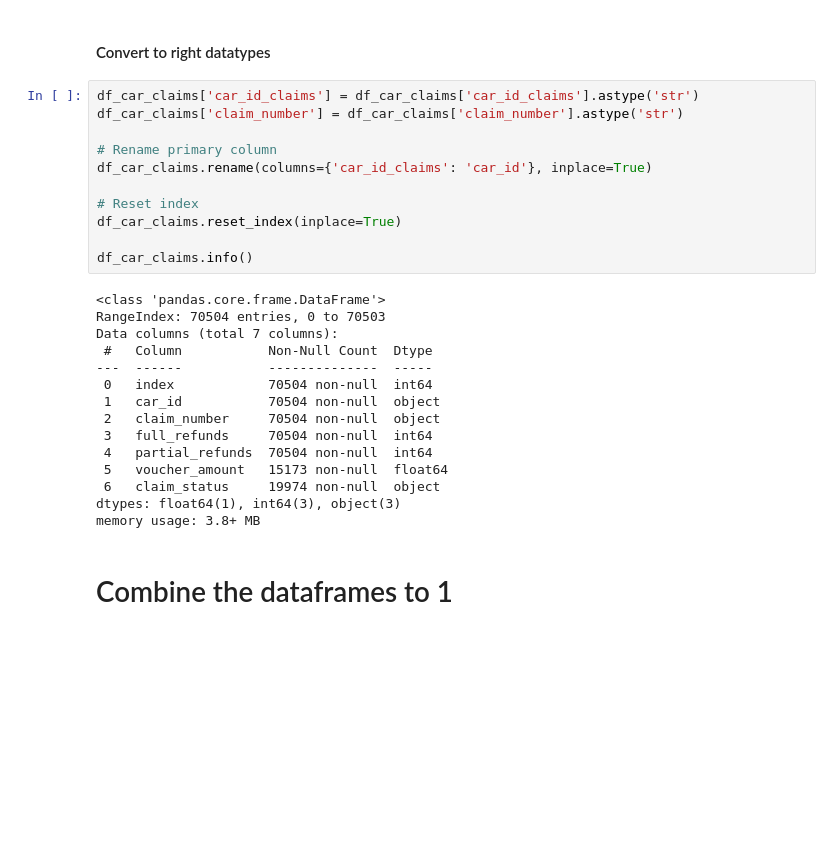
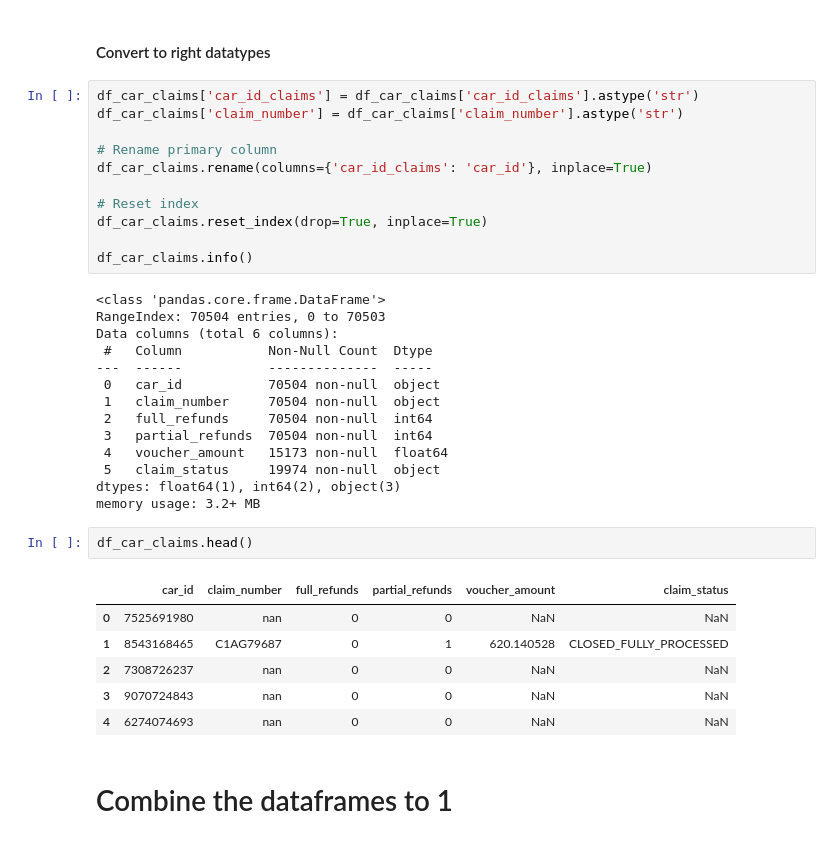
Before and after one commit to dileepsathyan/assignments, a Jupyter notebook: Vroom Virtusa/Vroom Virtusa Assignment.ipynb, the cells around one changed output. Saved outputs shown, nothing was run; the diff lists cells and outputs as text; blank space fills up the shorter version.

```diff
--- a/Vroom Virtusa/Vroom Virtusa Assignment.ipynb
+++ b/Vroom Virtusa/Vroom Virtusa Assignment.ipynb
@@ -205,24 +221,32 @@ df_car_claims['claim_number'] = df_car_claims['claim_number'].astype('str')
 df_car_claims.rename(columns={'car_id_claims': 'car_id'}, inplace=True)
 
 # Reset index
-df_car_claims.reset_index(inplace=True)
+df_car_claims.reset_index(drop=True, inplace=True)
 
 df_car_claims.info()
 # %% [output]
 <class 'pandas.core.frame.DataFrame'>
 RangeIndex: 70504 entries, 0 to 70503
-Data columns (total 7 columns):
+Data columns (total 6 columns):
  #   Column           Non-Null Count  Dtype
 ---  ------           --------------  -----
- 0   index            70504 non-null  int64
- 1   car_id           70504 non-null  object
- 2   claim_number     70504 non-null  object
- 3   full_refunds     70504 non-null  int64
- 4   partial_refunds  70504 non-null  int64
- 5   voucher_amount   15173 non-null  float64
- 6   claim_status     19974 non-null  object
-dtypes: float64(1), int64(3), object(3)
-memory usage: 3.8+ MB
+ 0   car_id           70504 non-null  object
+ 1   claim_number     70504 non-null  object
+ 2   full_refunds     70504 non-null  int64
+ 3   partial_refunds  70504 non-null  int64
+ 4   voucher_amount   15173 non-null  float64
+ 5   claim_status     19974 non-null  object
+dtypes: float64(1), int64(2), object(3)
+memory usage: 3.2+ MB
+# %%
+df_car_claims.head()
+# %% [output]
+|  | car_id | claim_number | full_refunds | partial_refunds | voucher_amount | claim_status |
+| 0 | 7525691980 | nan | 0 | 0 | NaN | NaN |
+| 1 | 8543168465 | C1AG79687 | 0 | 1 | 620.140528 | CLOSED_FULLY_PROCESSED |
+| 2 | 7308726237 | nan | 0 | 0 | NaN | NaN |
+| 3 | 9070724843 | nan | 0 | 0 | NaN | NaN |
+| 4 | 6274074693 | nan | 0 | 0 | NaN | NaN |
 # %% [markdown]
 # Combine the dataframes to 1
 # %%
```
Also changed, not shown: parts of 12 cells of this notebook.
